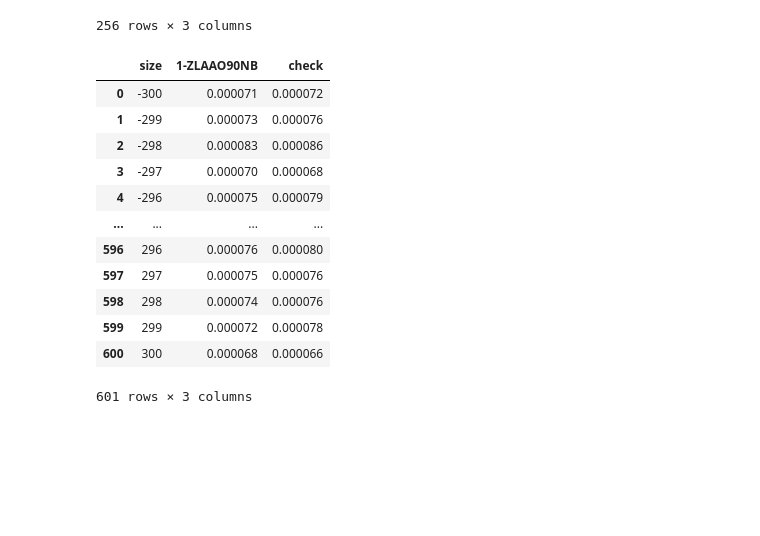
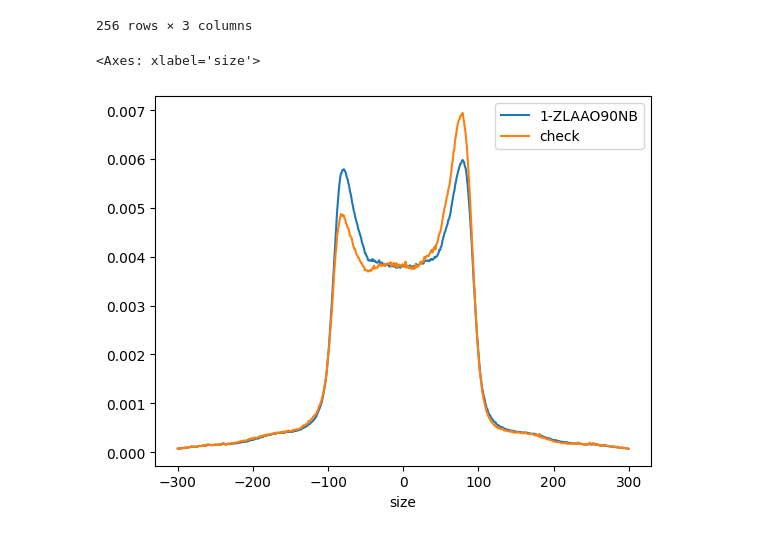
Before and after one commit to hieunguyen4193/ecd_wgs_features, a Jupyter notebook: validate_feature_reproducibility.ipynb, the cells around one changed output. Cells and saved outputs as stored; diff of their text form; code cells hidden in the pictures; blank space fills up the shorter version.

```diff
--- a/validate_feature_reproducibility.ipynb
+++ b/validate_feature_reproducibility.ipynb
@@ -90,19 +107,8 @@ checkdf
 | 254 | CCCG | 0.002836 | 0.002933 |
 | 255 | CCCC | 0.010085 | 0.009806 |
 256 rows × 3 columns
-# %%
-checknucdf
-# %% [output]
-|  | size | 1-ZLAAO90NB | check |
-| 0 | -300 | 0.000071 | 0.000072 |
-| 1 | -299 | 0.000073 | 0.000076 |
-| 2 | -298 | 0.000083 | 0.000086 |
-| 3 | -297 | 0.000070 | 0.000068 |
-| 4 | -296 | 0.000075 | 0.000079 |
-| ... | ... | ... | ... |
-| 596 | 296 | 0.000076 | 0.000080 |
-| 597 | 297 | 0.000075 | 0.000076 |
-| 598 | 298 | 0.000074 | 0.000076 |
-| 599 | 299 | 0.000072 | 0.000078 |
-| 600 | 300 | 0.000068 | 0.000066 |
-601 rows × 3 columns
+# %%
+checknucdf.set_index("size").plot()
+# %% [output]
+<Axes: xlabel='size'>
+[figure, added]
```
Also changed, not shown: parts of 1 cell of this notebook, 1 other file.
